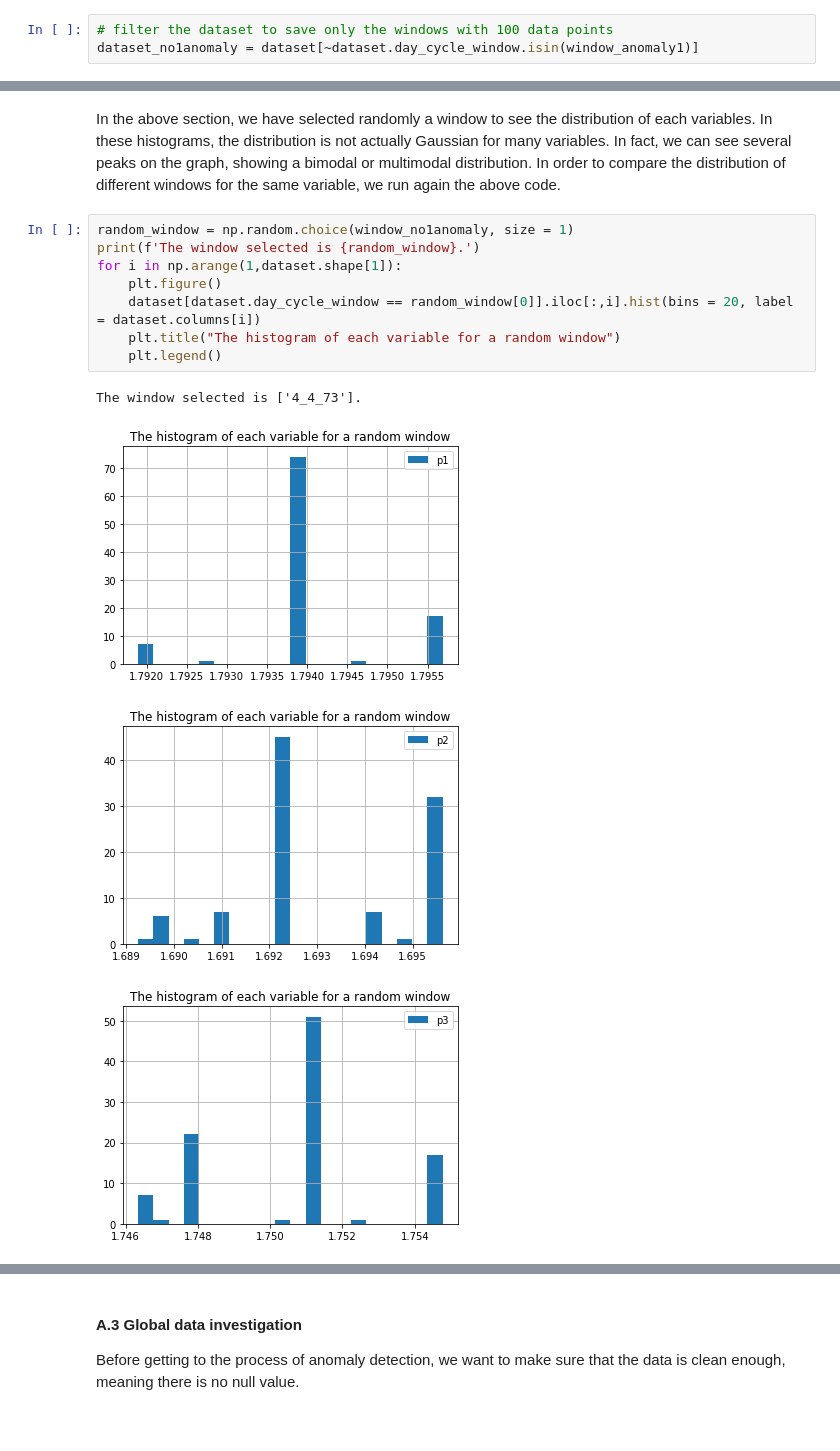
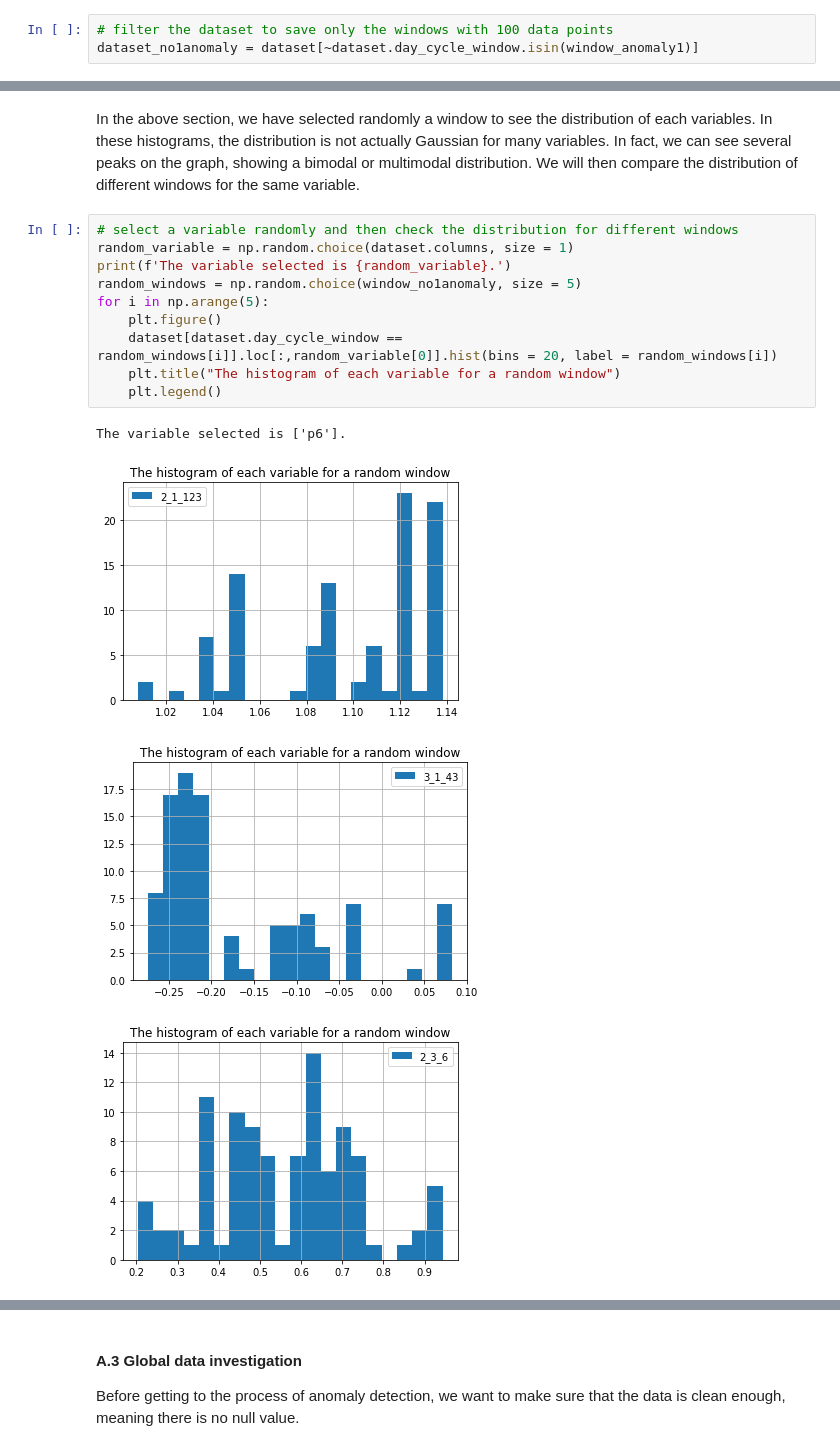
Before and after one commit to Ziqing-WU/AML-Outlier-BE, a Jupyter notebook: Report.ipynb, the cells around one changed output, grey strips where cells are left out. Cells and saved outputs as stored; diff of their text form.

```diff
--- a/Report.ipynb
+++ b/Report.ipynb
@@ -94,17 +98,19 @@ The window selected is ['3_1_139']
 [figure]
 [figure]
 # %% [markdown]
-In the above section, we have selected randomly a window to see the distribution of each variables. In these histograms, the distribution is not actually Gaussian for many variables. In fact, we can see several peaks on the graph, showing a bimodal or multimodal distribution. In order to compare the distribution of different windows for the same variable, we run again the above code.
+In the above section, we have selected randomly a window to see the distribution of each variables. In these histograms, the distribution is not actually Gaussian for many variables. In fact, we can see several peaks on the graph, showing a bimodal or multimodal distribution. We will then compare the distribution of different windows for the same variable.
 # %%
-random_window = np.random.choice(window_no1anomaly, size = 1)
-print(f'The window selected is {random_window}.')
-for i in np.arange(1,dataset.shape[1]):
+# select a variable randomly and then check the distribution for different windows
+random_variable = np.random.choice(dataset.columns, size = 1)
+print(f'The variable selected is {random_variable}.')
+random_windows = np.random.choice(window_no1anomaly, size = 5)
+for i in np.arange(5):
     plt.figure()
-    dataset[dataset.day_cycle_window == random_window[0]].iloc[:,i].hist(bins = 20, label = dataset.columns[i])
+    dataset[dataset.day_cycle_window == random_windows[i]].loc[:,random_variable[0]].hist(bins = 20, label = random_windows[i])
     plt.title("The histogram of each variable for a random window")
     plt.legend()
 # %% [output]
-The window selected is ['4_4_73'].
+The variable selected is ['p6'].
-[figure, old version]
+[figure, new version]
-[figure, old version]
+[figure, new version]
-[figure, old version]
+[figure, new version]
```
Also changed, not shown: parts of 14 cells of this notebook.
